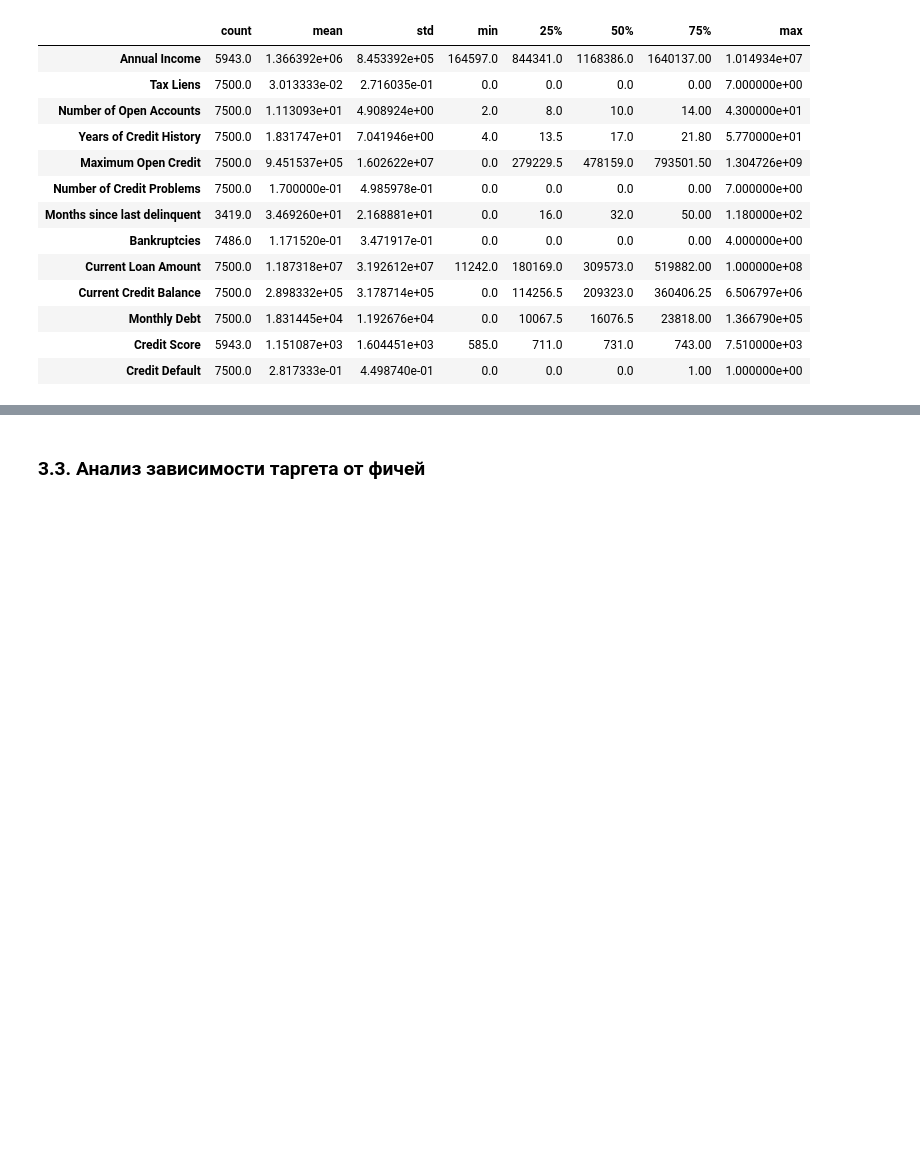
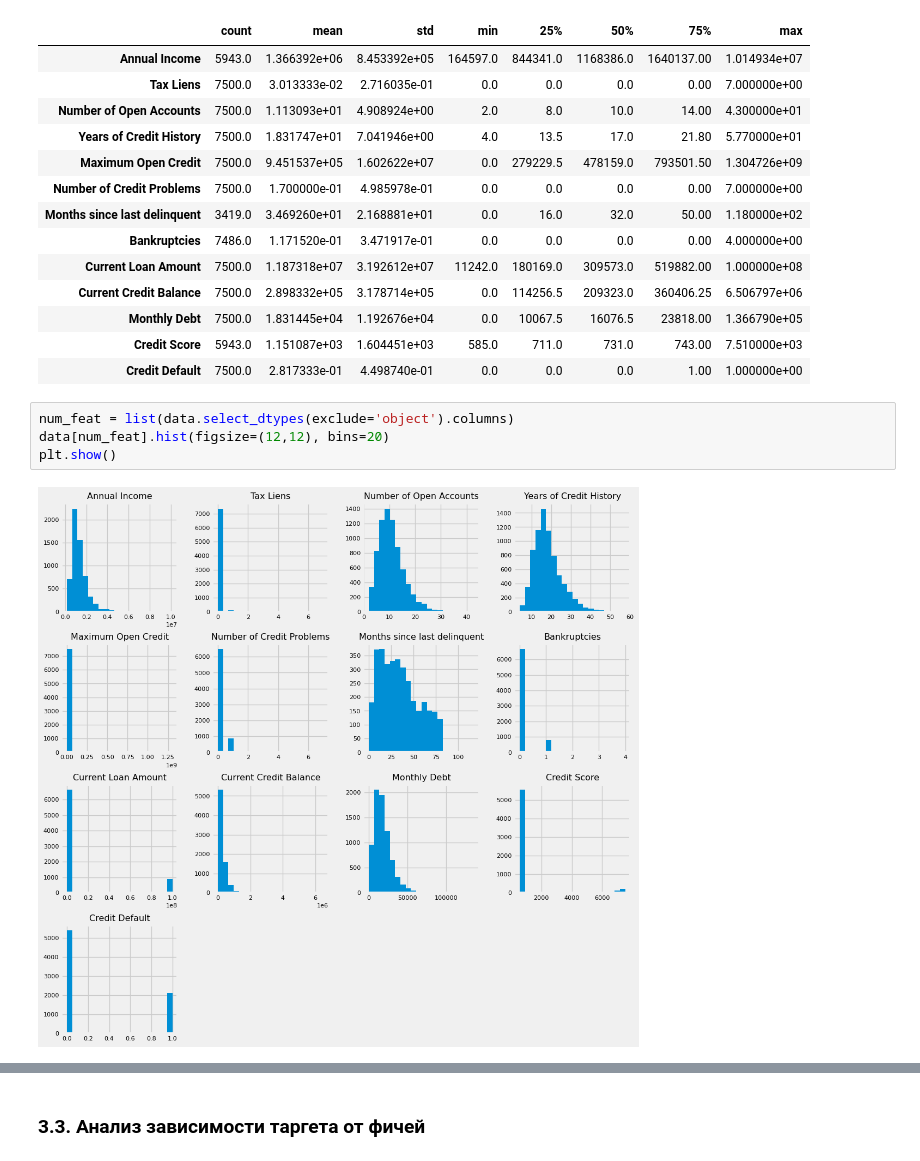
Before and after one commit to Andrey-Patrakov/Python_data_libraries, a Jupyter notebook: Курсовой проект (часть 2)/Project 2.ipynb, the cells around one changed output, grey strips where cells are left out. Cells and saved outputs as stored; diff of their text form; blank space fills up the shorter version.

```diff
--- a/Курсовой проект (часть 2)/Project 2.ipynb
+++ b/Курсовой проект (часть 2)/Project 2.ipynb
@@ -92,3 +132,9 @@ data.describe().T
 | Monthly Debt | 7500.0 | 1.831445e+04 | 1.192676e+04 | 0.0 | 10067.5 | 16076.5 | 23818.00 | 1.366790e+05 |
 | Credit Score | 5943.0 | 1.151087e+03 | 1.604451e+03 | 585.0 | 711.0 | 731.0 | 743.00 | 7.510000e+03 |
 | Credit Default | 7500.0 | 2.817333e-01 | 4.498740e-01 | 0.0 | 0.0 | 0.0 | 1.00 | 1.000000e+00 |
+# %%
+num_feat = list(data.select_dtypes(exclude='object').columns)
+data[num_feat].hist(figsize=(12,12), bins=20)
+plt.show()
+# %% [output]
+[figure, added]
```
Also changed, not shown: parts of 12 cells of this notebook.
